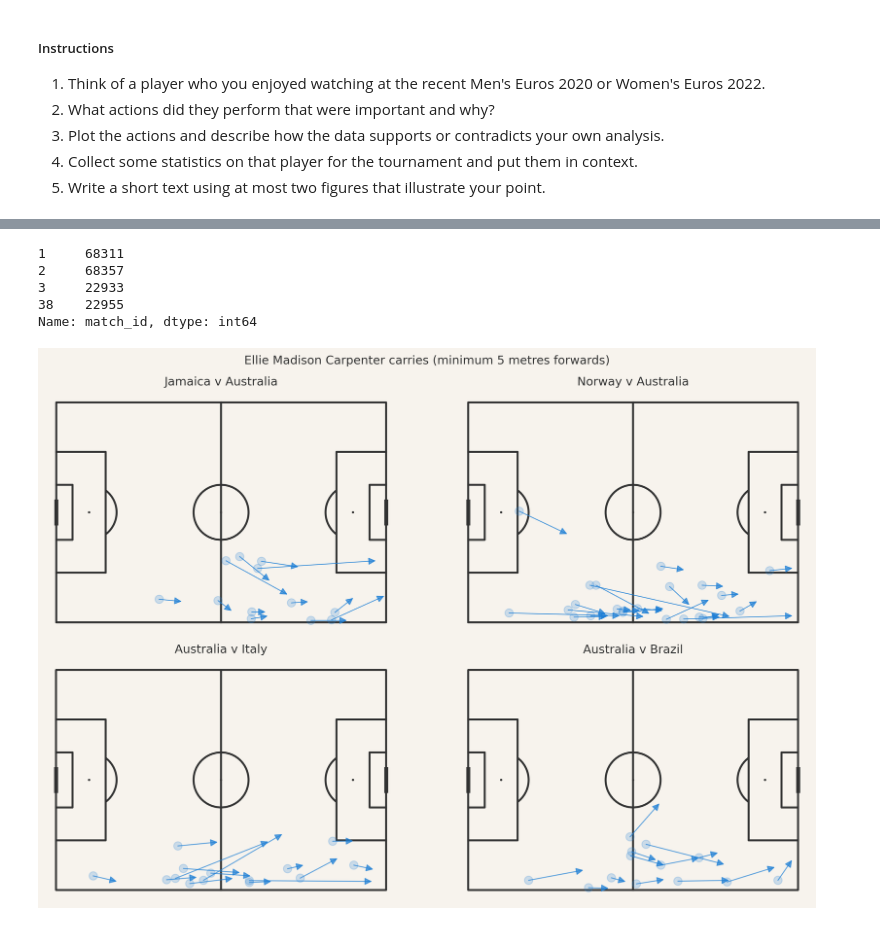
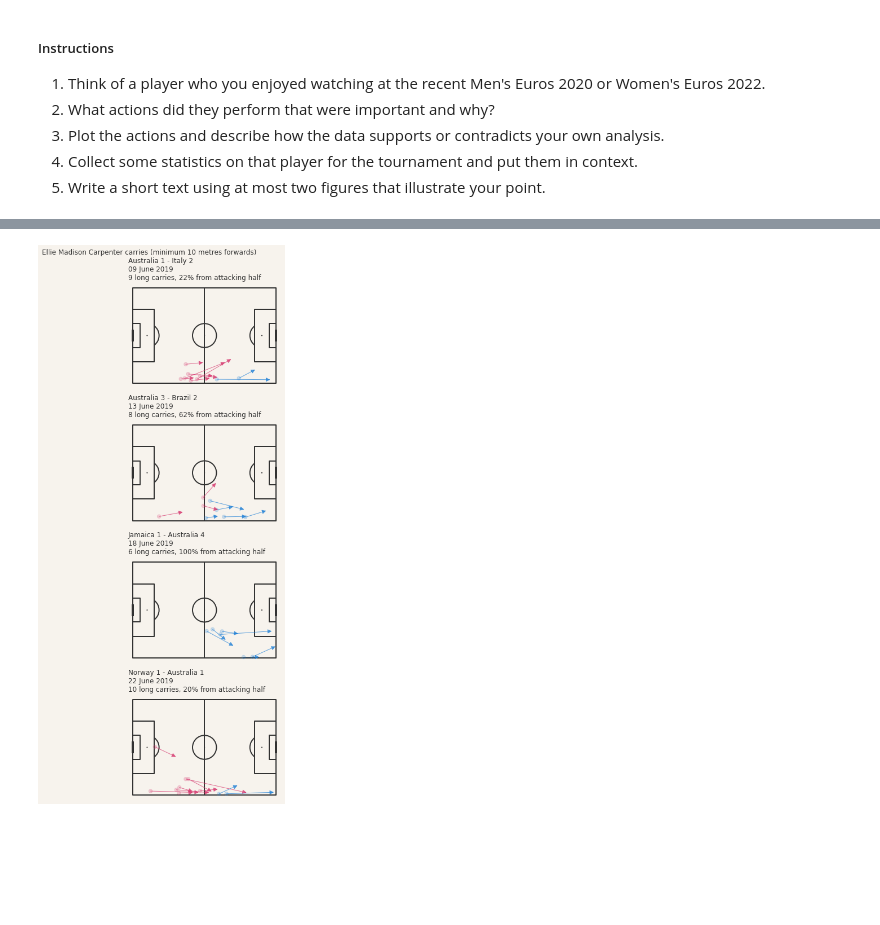
Before and after one commit to lyonjust/soccermatics, a Jupyter notebook: Assignment 1/assignment-1.ipynb, the cells around one changed output, grey strips where cells are left out. Saved outputs shown, nothing was run; the diff lists cells and outputs as text; code cells hidden in the pictures; blank space fills up the shorter version.

```diff
--- a/Assignment 1/assignment-1.ipynb
+++ b/Assignment 1/assignment-1.ipynb
@@ -24,4 +28,7 @@ mpl.rcParams['ps.fonttype'] = 42
 COLOUR_BACKGROUND = '#f7f3ed'
 COLOUR_ALMOST_BLACK = '#323232'
 COLOUR_BLUE = '#1c7ed6'
+COLOUR_PINK = '#d6336c'
+# %%
+STATSBOMB_HALFWAY = 60
 # %%
@@ -35,15 +39,7 @@ parser = Sbopen()
 # %%
 df_matches = parser.match(competition_id=wwc_competition_id, season_id=wwc_season_id)
 # %%
-df_matches_australia = df_matches[(df_matches['home_team_country_name']=='Australia') | (df_matches['away_team_country_name']=='Australia')]
+df_matches_australia = df_matches[(df_matches['home_team_country_name']=='Australia') | (df_matches['away_team_country_name']=='Australia')].sort_values('kick_off')
-# %%
-df_matches_australia['match_id']
-# %% [output]
-1     68311
-2     68357
-3     22933
-38    22955
-Name: match_id, dtype: int64
 # %%
 events = {}
 related_events = {}
@@ -74,29 +85,48 @@ def plot_lines(df, ax, colour, min_dx=0):
 # %%
 player_name = 'Ellie Madison Carpenter'
 event_type_name = 'Carry'
-min_dx = 5
+min_dx = 10
 
 pitch = Pitch(pitch_color=COLOUR_BACKGROUND, line_color=COLOUR_ALMOST_BLACK,
-              stripe_color='#c2d59d', stripe=False)
+              line_zorder=1)
 
-fig, ax = pitch.draw(nrows=2, ncols=2, figsize=(12,8))
+fig, ax = pitch.draw(nrows=4, ncols=1, figsize=(10,14))
 
 fig.patch.set_facecolor(COLOUR_BACKGROUND)
 
 for i, match_id in enumerate(events.keys()):
     df_temp = events[match_id]
     home_team_country = df_matches[df_matches['match_id']==match_id]['home_team_country_name'].iloc[0]
+    home_team_score   = df_matches[df_matches['match_id']==match_id]['home_score'].iloc[0]
     away_team_country = df_matches[df_matches['match_id']==match_id]['away_team_country_name'].iloc[0]
-    match_name = home_team_country + ' v ' + away_team_country
+    away_team_score   = df_matches[df_matches['match_id']==match_id]['away_score'].iloc[0]
+    match_date        = df_matches[df_matches['match_id']==match_id]['match_date'].iloc[0]
+    match_name = home_team_country + ' ' + str(home_team_score) + ' - ' + away_team_country + ' ' + str(away_team_score) + '\n' + match_date.strftime('%d %B %Y')
+
     df_player_events = filter_for_player_and_event(df_temp, player_name, event_type_name)
-    plot_lines(df_player_events, ax=ax.flatten()[i], colour=COLOUR_BLUE, min_dx=min_dx)
-    ax.flatten()[i].set_title(match_name, color=COLOUR_ALMOST_BLACK)
+
+    circles, arrows, long_carries_from_attacking_half, long_carries_from_defensive_half = plot_lines(df_player_events, colour_attacking_half=COLOUR_BLUE, colour_defensive_half=COLOUR_PINK, min_dx=min_dx)
+    for circle in circles:
+        ax.flatten()[i].add_patch(circle)
+    for arrow in arrows:
+        ax.flatten()[i].add_patch(arrow)
+
+    total_long_carries = long_carries_from_attacking_half + long_carries_from_defensive_half
+    percent_from_attacking_half = long_carries_from_attacking_half / total_long_carries
+
+    subplot_title = match_name + '\n' + str(total_long_carries) + ' long carries, ' + f'{percent_from_attacking_half:.0%}' + ' from attacking half'
+
+    ax.flatten()[i].set_title(subplot_title, color=COLOUR_ALMOST_BLACK, ha='left', loc='left')
+
+
 
 if min_dx:
     title_additional = ' (minimum ' + str(min_dx) + ' metres forwards)'
 
 p = inflect.engine()
 
-fig.suptitle(player_name + ' ' + p.plural(event_type_name.lower()) + title_additional, color=COLOUR_ALMOST_BLACK);
+fig.suptitle(player_name + ' ' + p.plural(event_type_name.lower()) + title_additional, color=COLOUR_ALMOST_BLACK, ha='left', x=0.1);
+
+fig.savefig('temp.pdf', bbox_inches='tight')
 # %% [output]
-[figure, old version]
+[figure, new version]
```
Also changed, not shown: parts of 4 cells of this notebook, 2 other files.
